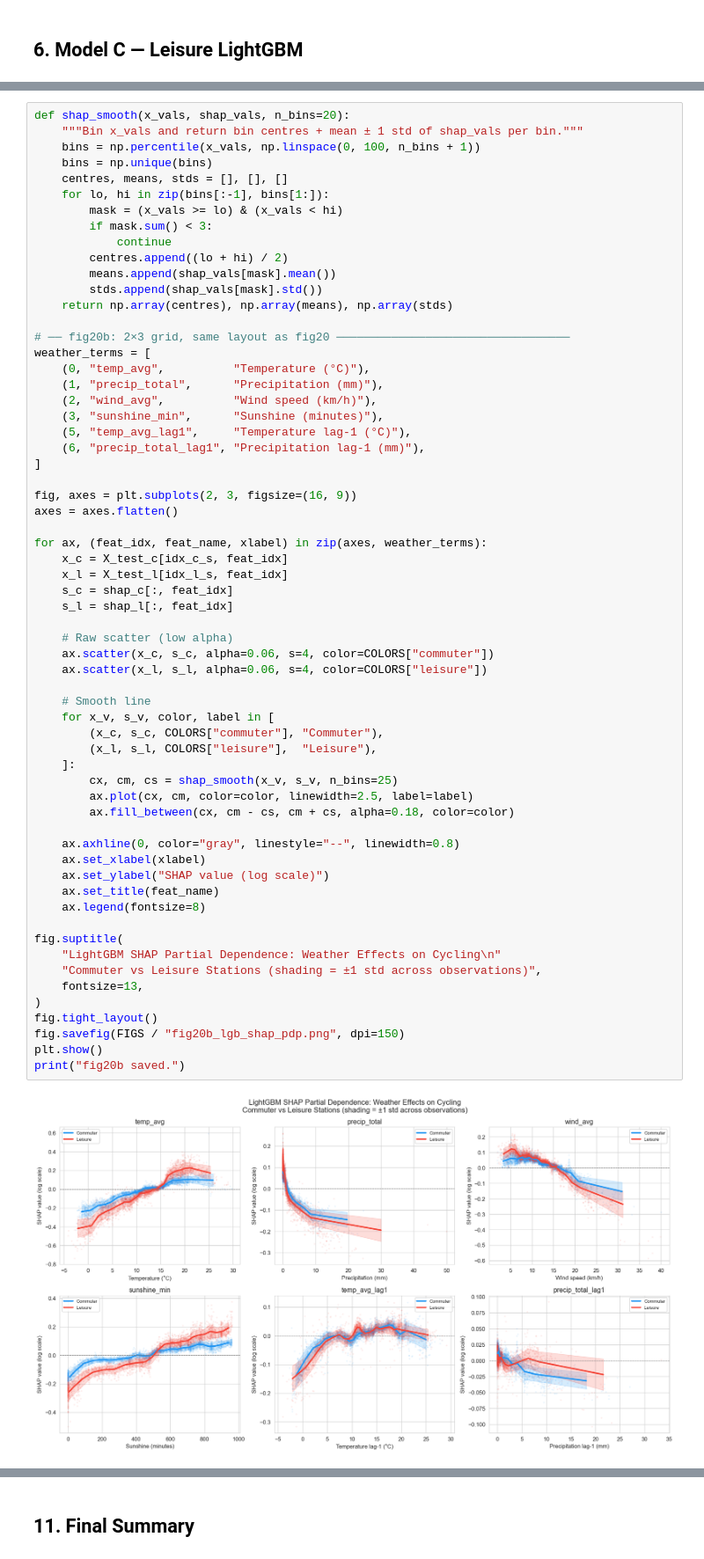
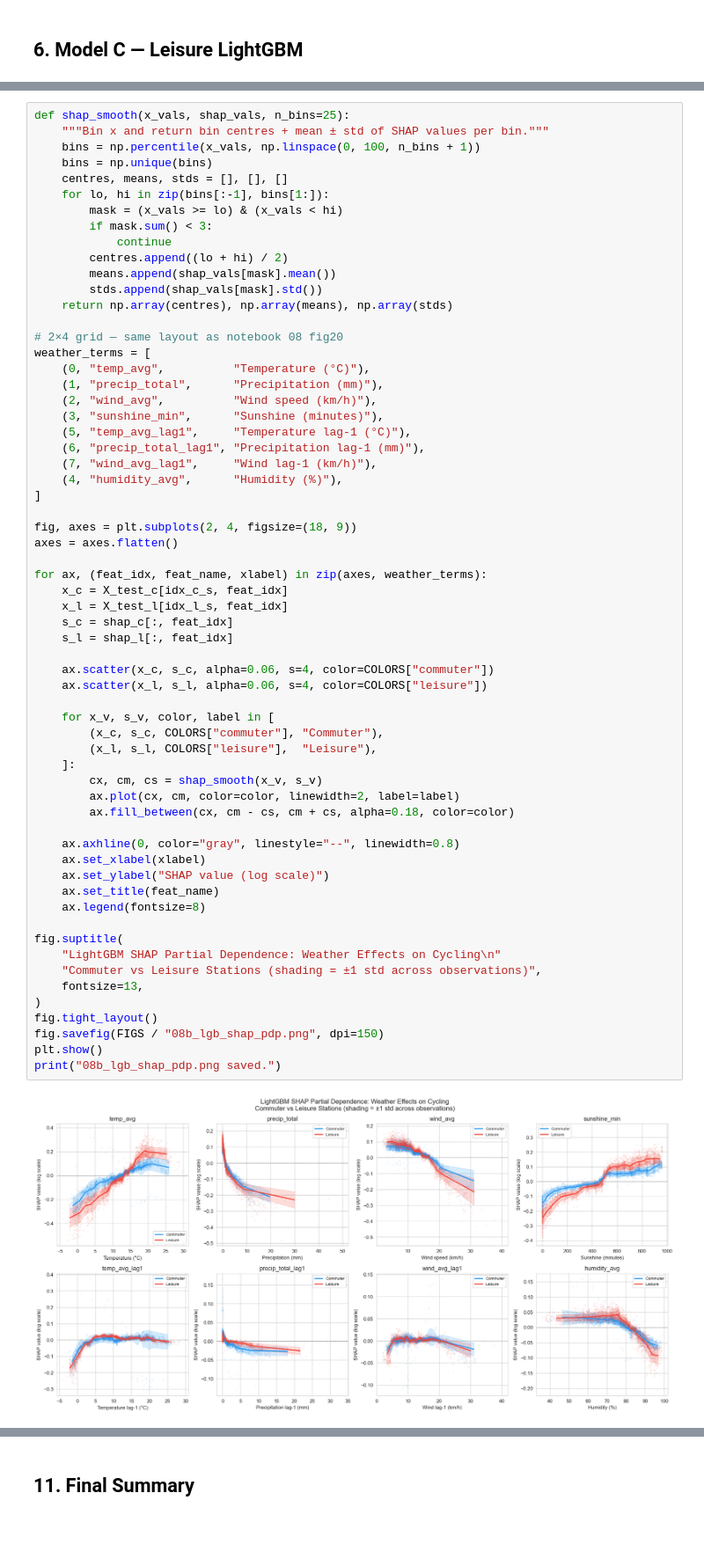
Before and after one commit to Queena34/mda-cycling-weather-group6, a Jupyter notebook: notebooks/08b_lgbm_model.ipynb, the cells around one changed output, grey strips where cells are left out. Shown at 88% size. Drawn from its saved outputs; the diff is of its cells as text; blank space fills up the shorter version.

Commit message:
feat(08b): rewrite lightgbm notebook based on 08 structure

```diff
--- a/notebooks/08b_lgbm_model.ipynb
+++ b/notebooks/08b_lgbm_model.ipynb
@@ -404,6 +494,6 @@ SHAP additivity check (should be ~0): 0.0000
 # %%
-def shap_smooth(x_vals, shap_vals, n_bins=20):
-    """Bin x_vals and return bin centres + mean ± 1 std of shap_vals per bin."""
+def shap_smooth(x_vals, shap_vals, n_bins=25):
+    """Bin x and return bin centres + mean ± std of SHAP values per bin."""
     bins = np.percentile(x_vals, np.linspace(0, 100, n_bins + 1))
     bins = np.unique(bins)
     centres, means, stds = [], [], []
@@ -416,7 +506,7 @@ def shap_smooth(x_vals, shap_vals, n_bins=20):
         stds.append(shap_vals[mask].std())
     return np.array(centres), np.array(means), np.array(stds)
 
-# ── fig20b: 2×3 grid, same layout as fig20 ──────────────────────────────────
+# 2×4 grid — same layout as notebook 08 fig20
 weather_terms = [
     (0, "temp_avg",          "Temperature (°C)"),
     (1, "precip_total",      "Precipitation (mm)"),
@@ -424,44 +514,44 @@ weather_terms = [
     (3, "sunshine_min",      "Sunshine (minutes)"),
     (5, "temp_avg_lag1",     "Temperature lag-1 (°C)"),
     (6, "precip_total_lag1", "Precipitation lag-1 (mm)"),
+    (7, "wind_avg_lag1",     "Wind lag-1 (km/h)"),
+    (4, "humidity_avg",      "Humidity (%)"),
 ]
 
-fig, axes = plt.subplots(2, 3, figsize=(16, 9))
+fig, axes = plt.subplots(2, 4, figsize=(18, 9))
 axes = axes.flatten()
 
 for ax, (feat_idx, feat_name, xlabel) in zip(axes, weather_terms):
     x_c = X_test_c[idx_c_s, feat_idx]
     x_l = X_test_l[idx_l_s, feat_idx]
     s_c = shap_c[:, feat_idx]
     s_l = shap_l[:, feat_idx]
 
-    # Raw scatter (low alpha)
     ax.scatter(x_c, s_c, alpha=0.06, s=4, color=COLORS["commuter"])
     ax.scatter(x_l, s_l, alpha=0.06, s=4, color=COLORS["leisure"])
 
-    # Smooth line
     for x_v, s_v, color, label in [
         (x_c, s_c, COLORS["commuter"], "Commuter"),
         (x_l, s_l, COLORS["leisure"],  "Leisure"),
     ]:
-        cx, cm, cs = shap_smooth(x_v, s_v, n_bins=25)
-        ax.plot(cx, cm, color=color, linewidth=2.5, label=label)
+        cx, cm, cs = shap_smooth(x_v, s_v)
+        ax.plot(cx, cm, color=color, linewidth=2, label=label)
         ax.fill_between(cx, cm - cs, cm + cs, alpha=0.18, color=color)
 
     ax.axhline(0, color="gray", linestyle="--", linewidth=0.8)
     ax.set_xlabel(xlabel)
     ax.set_ylabel("SHAP value (log scale)")
     ax.set_title(feat_name)
     ax.legend(fontsize=8)
 
 fig.suptitle(
     "LightGBM SHAP Partial Dependence: Weather Effects on Cycling\n"
     "Commuter vs Leisure Stations (shading = ±1 std across observations)",
     fontsize=13,
 )
 fig.tight_layout()
-fig.savefig(FIGS / "fig20b_lgb_shap_pdp.png", dpi=150)
+fig.savefig(FIGS / "08b_lgb_shap_pdp.png", dpi=150)
 plt.show()
-print("fig20b saved.")
+print("08b_lgb_shap_pdp.png saved.")
 # %% [output]
-[figure, old version]
+[figure, new version]
```
Also changed, not shown: parts of 36 cells of this notebook.
